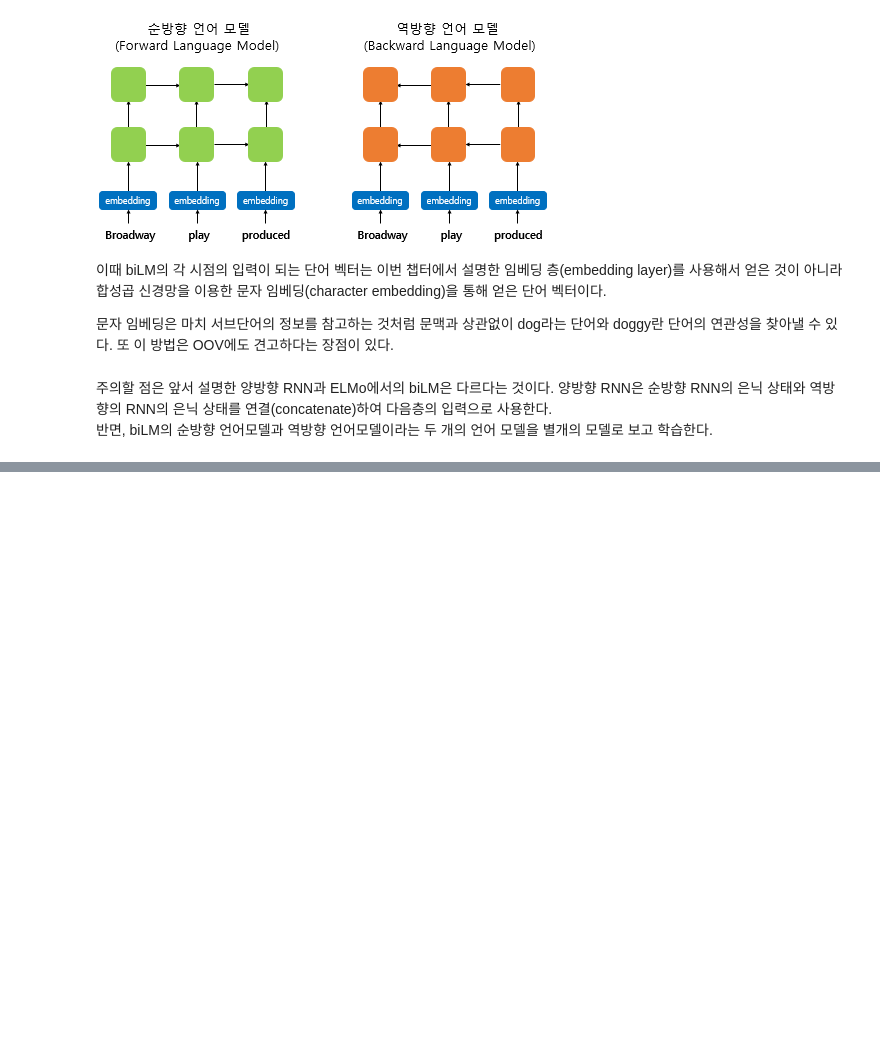
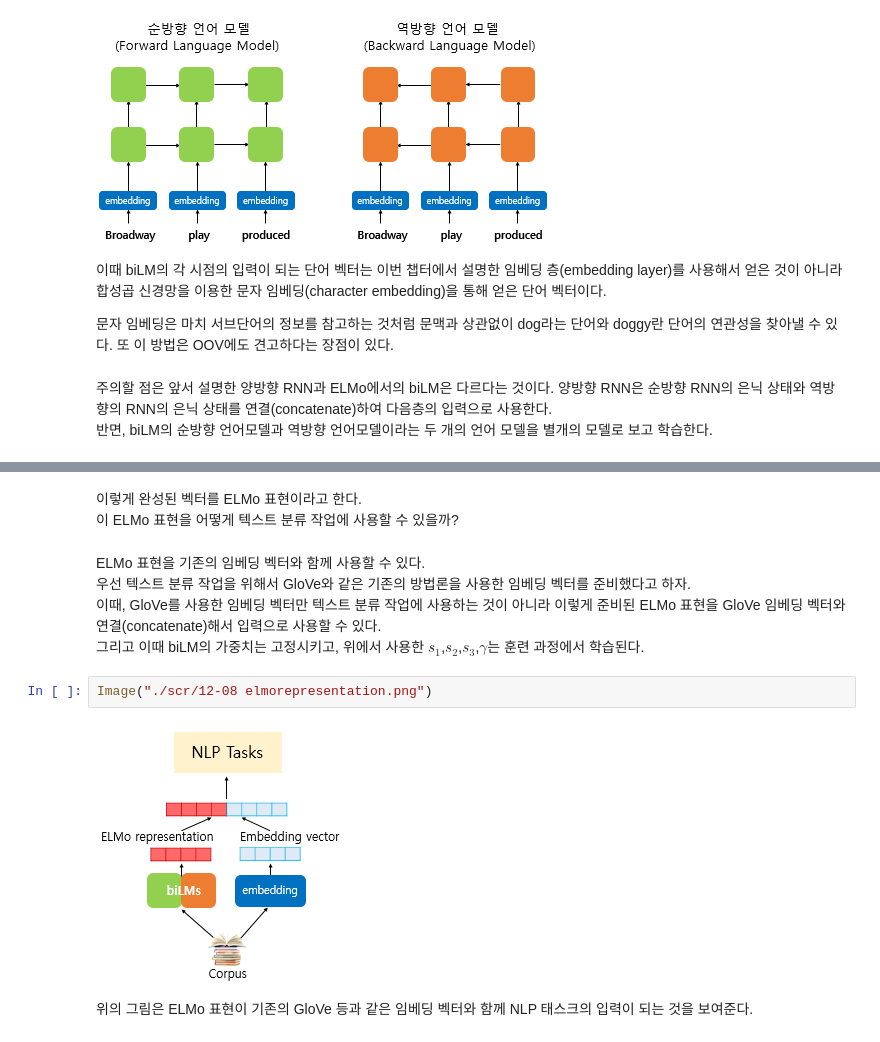
Before and after one commit to tryfasting/deeplearning-pytorch-textbook, a Jupyter notebook: 12-08 엘모(Embeddings from Language Model).ipynb, the cells around one changed output, grey strips where cells are left out. Drawn from its saved outputs; the diff is of its cells as text; blank space fills up the shorter version.

```diff
--- a/12-08 엘모(Embeddings from Language Model).ipynb
+++ b/12-08 엘모(Embeddings from Language Model).ipynb
@@ -37,0 +56,14 @@ Image("./scr/12-08 forwardbackwordlm2.png")
+# %% [markdown]
+이렇게 완성된 벡터를 ELMo 표현이라고 한다.
+이 ELMo 표현을 어떻게 텍스트 분류 작업에 사용할 수 있을까?
+# %% [markdown]
+ELMo 표현을 기존의 임베딩 벡터와 함께 사용할 수 있다.
+우선 텍스트 분류 작업을 위해서 GloVe와 같은 기존의 방법론을 사용한 임베딩 벡터를 준비했다고 하자.
+이때, GloVe를 사용한 임베딩 벡터만 텍스트 분류 작업에 사용하는 것이 아니라 이렇게 준비된 ELMo 표현을 GloVe 임베딩 벡터와 연결(concatenate)해서 입력으로 사용할 수 있다.
+그리고 이때 biLM의 가중치는 고정시키고, 위에서 사용한 $s_1$,$s_2$,$s_3$,$\gamma$는 훈련 과정에서 학습된다.
+# %%
+Image("./scr/12-08 elmorepresentation.png")
+# %% [output]
+[figure, added]
+# %% [markdown]
+위의 그림은 ELMo 표현이 기존의 GloVe 등과 같은 임베딩 벡터와 함께 NLP 태스크의 입력이 되는 것을 보여준다.
```
Also changed, not shown: parts of 5 cells of this notebook, 2 other files.
